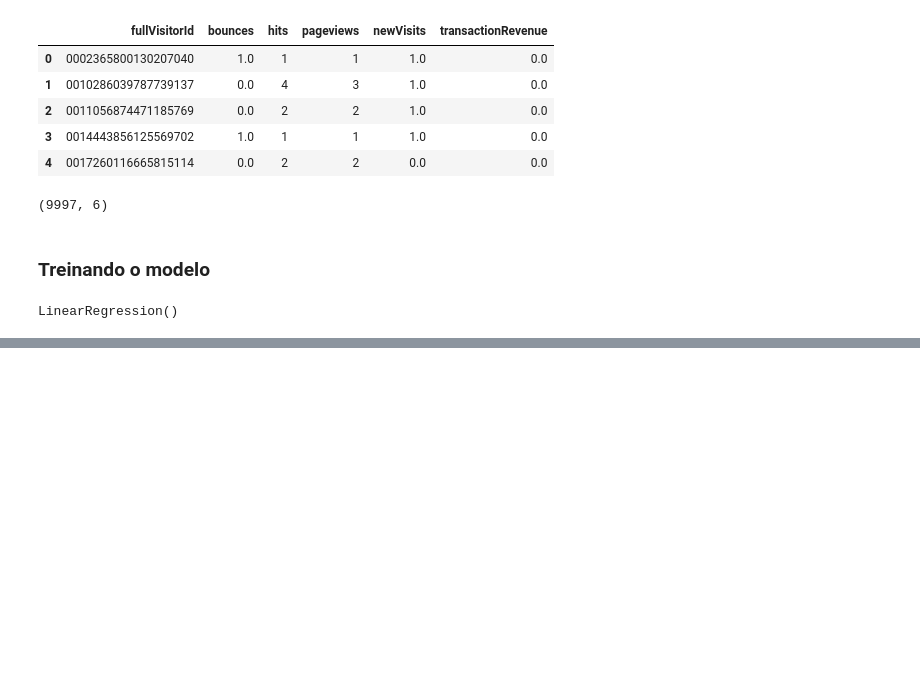
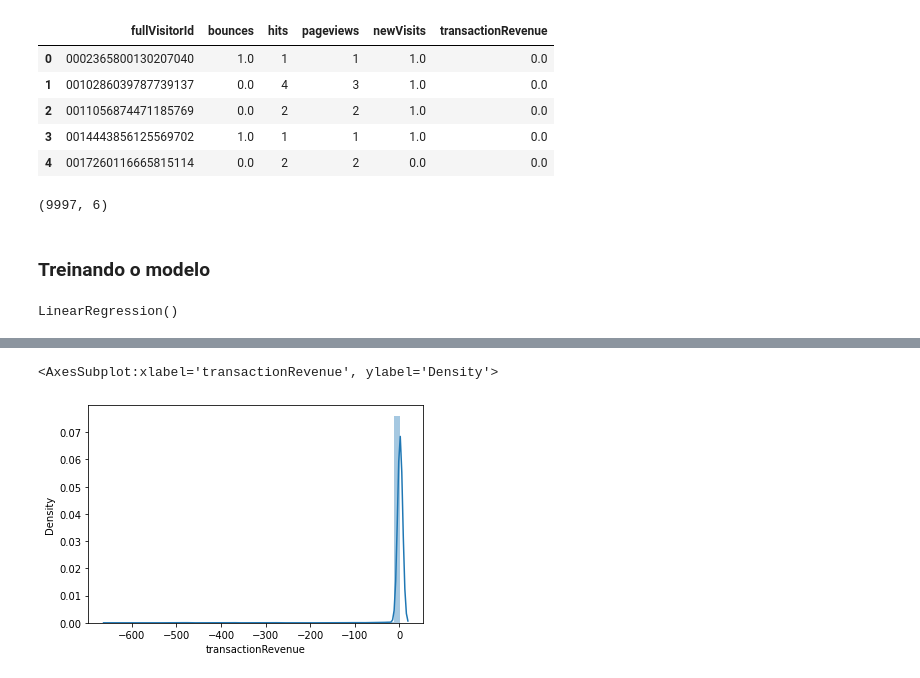
Before and after one commit to thayannefranca/ML_Marketing_Digital, a Jupyter notebook: Predicao_gastos_usuario.ipynb, the cells around one changed output, grey strips where cells are left out. Cells and saved outputs as stored; diff of their text form; code cells hidden in the pictures; blank space fills up the shorter version.

```diff
--- a/Predicao_gastos_usuario.ipynb
+++ b/Predicao_gastos_usuario.ipynb
@@ -267,0 +357,5 @@ y_pred_reg = reg.predict(X_test)
+# %%
+sns.distplot(y_pred_reg - y_test)
+# %% [output]
+<AxesSubplot:xlabel='transactionRevenue', ylabel='Density'>
+[figure, added]
```
Also changed, not shown: parts of 16 cells of this notebook.
